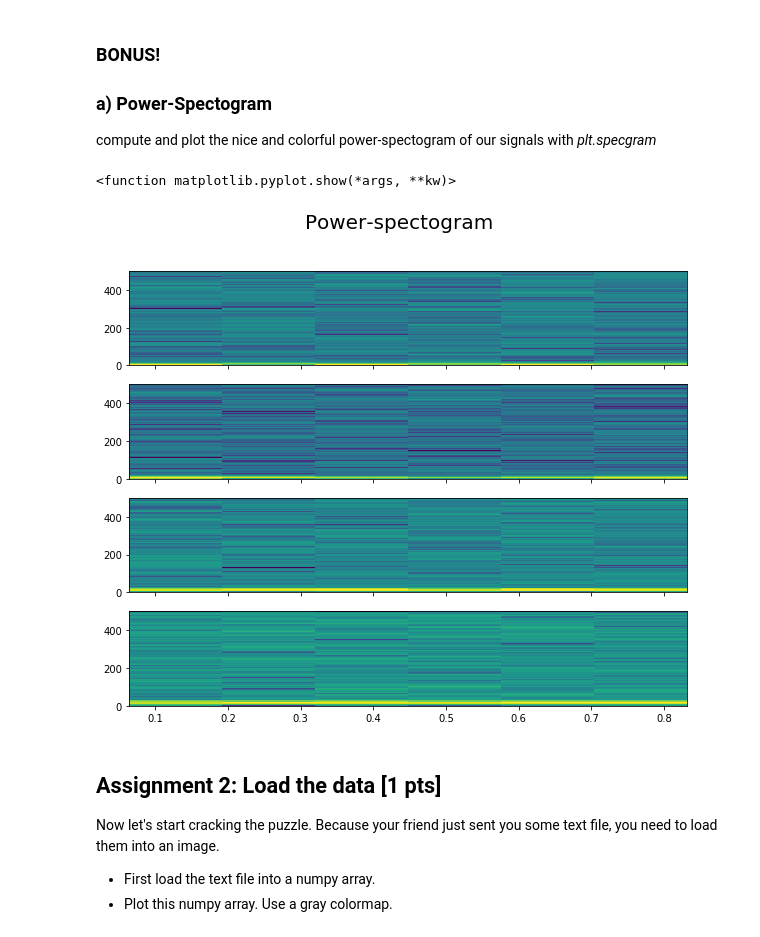
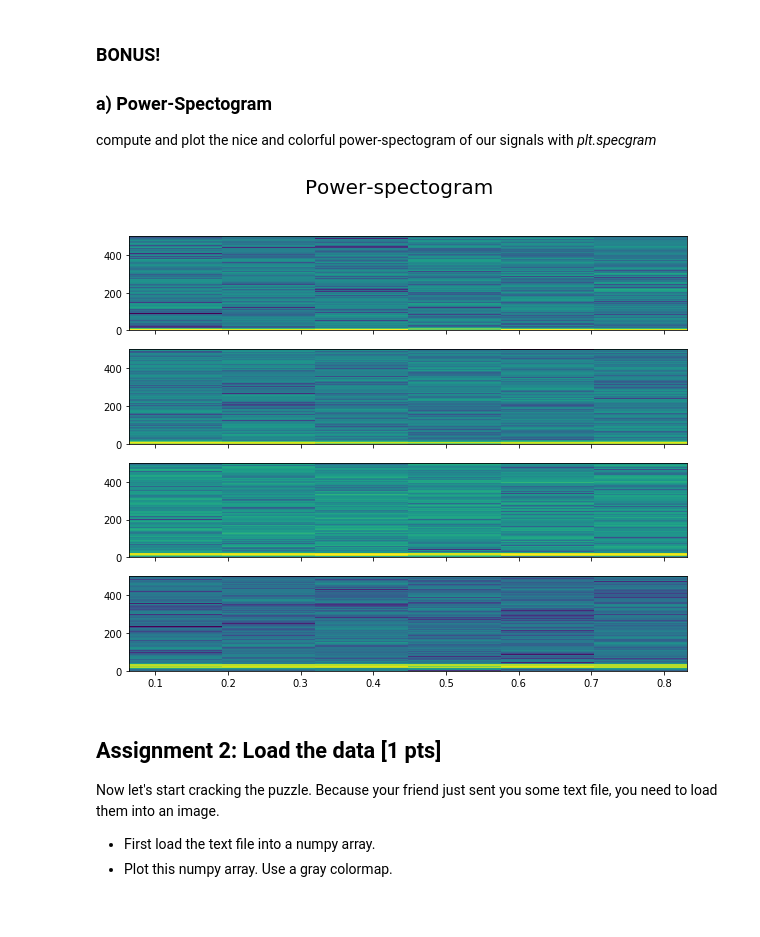
Before and after one commit to NBP-ACC/week-9-acc_4, a Jupyter notebook: sheet07.ipynb, the cells around one changed output. Cells and saved outputs as stored; diff of their text form; code cells hidden in the pictures.

```diff
--- a/sheet07.ipynb
+++ b/sheet07.ipynb
@@ -111,13 +111,12 @@ compute and plot the nice and colorful power-spectogram of our signals with *plt
 # %%
 # compute and plot power-spectogram for the signals
 fig, axs = plt.subplots(4, 1, sharex=True, figsize=(10,8))
 for i in range(len(signals)):
     axs[i].specgram(x = signals[i], Fs=1000)
-    plt.suptitle('Power-spectogram', fontsize=20)
-plt.show
+plt.suptitle('Power-spectogram', fontsize=20)
+plt.show()
 # %% [output]
-<function matplotlib.pyplot.show(*args, **kw)>
-[figure, old version]
+[figure, new version]
 # %% [markdown]
 ## Assignment 2: Load the data [1 pts]
 Now let's start cracking the puzzle. Because your friend just sent you some text file, you need to load them into an image.
```
Also changed, not shown: parts of 4 cells of this notebook.
